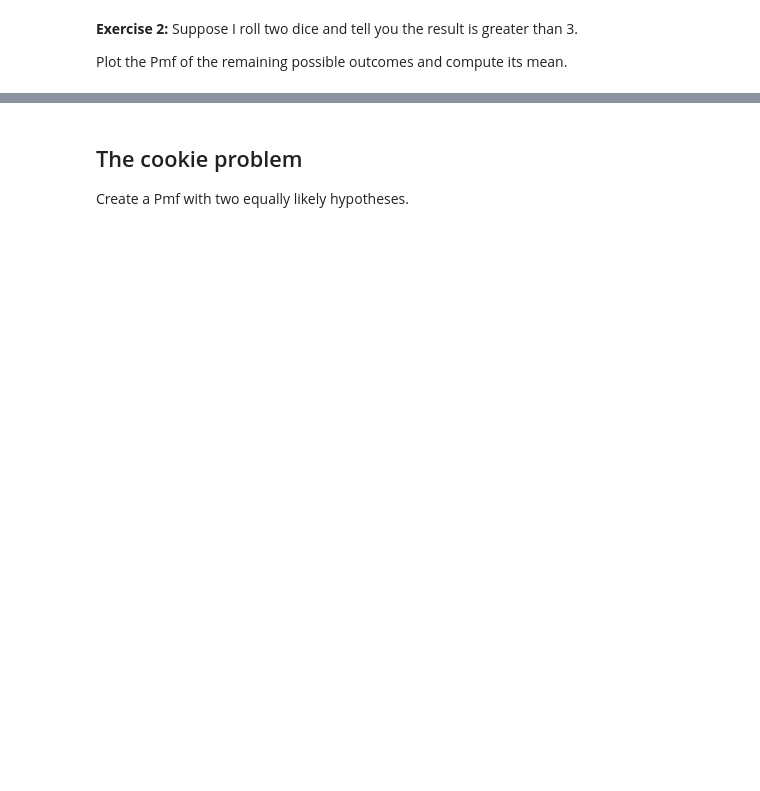
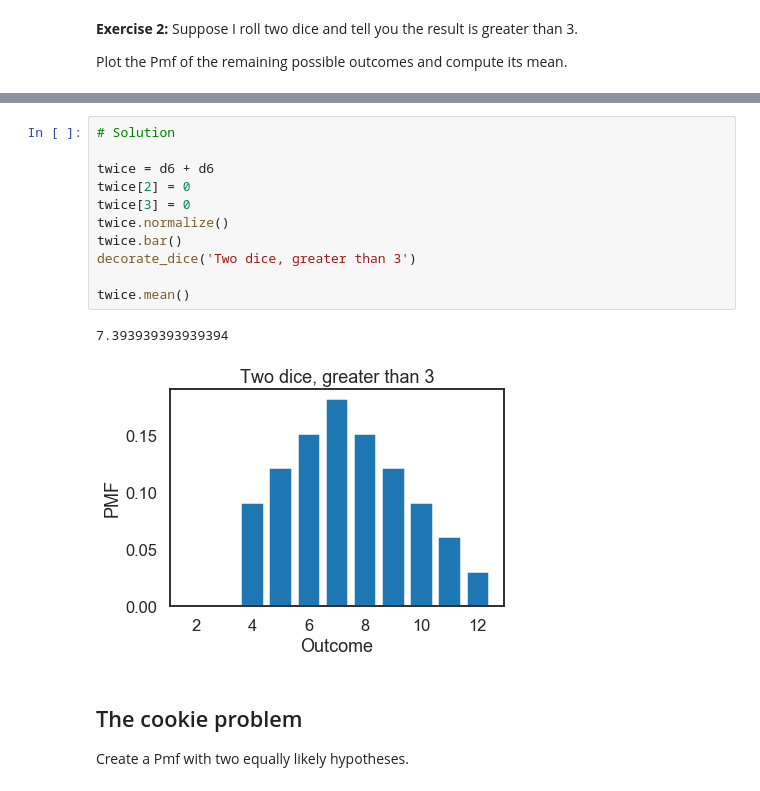
Before and after one commit to AllenDowney/BayesMadeSimple, a Jupyter notebook: workshop01soln.ipynb, the cells around one changed output, grey strips where cells are left out. Drawn from its saved outputs; the diff is of its cells as text; blank space fills up the shorter version.

```diff
--- a/workshop01soln.ipynb
+++ b/workshop01soln.ipynb
@@ -75,3 +252,17 @@ pmf.Mean()
+# %%
+# Solution
+
+twice = d6 + d6
+twice[2] = 0
+twice[3] = 0
+twice.normalize()
+twice.bar()
+decorate_dice('Two dice, greater than 3')
+
+twice.mean()
+# %% [output]
+7.393939393939394
+[figure, added]
 # %% [markdown]
 The cookie problem
 ---
```
Also changed, not shown: parts of 75 cells of this notebook, 3 other files.
